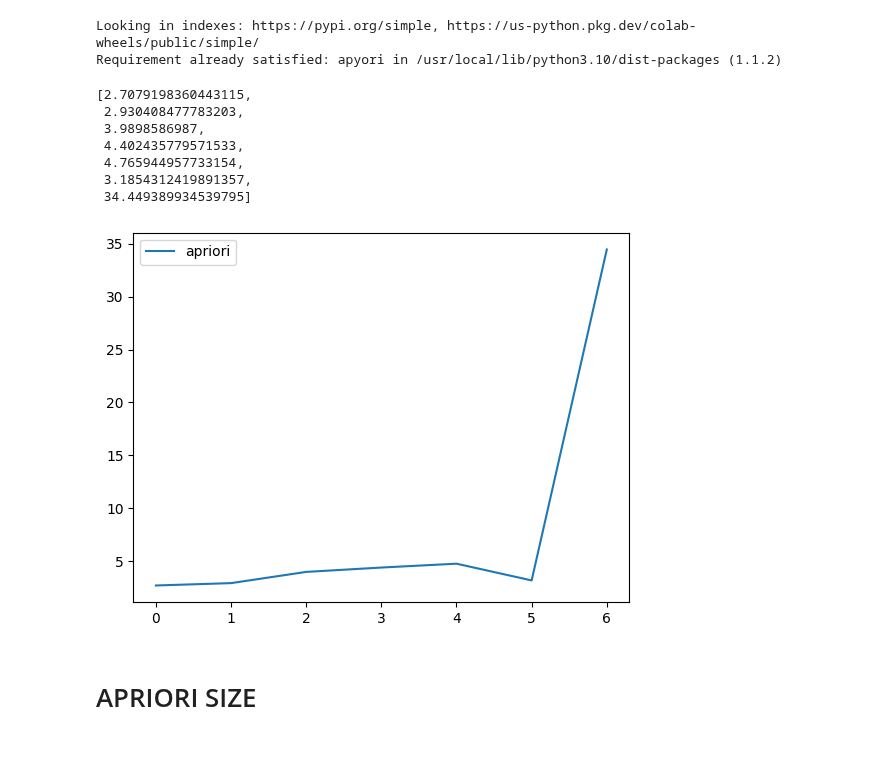
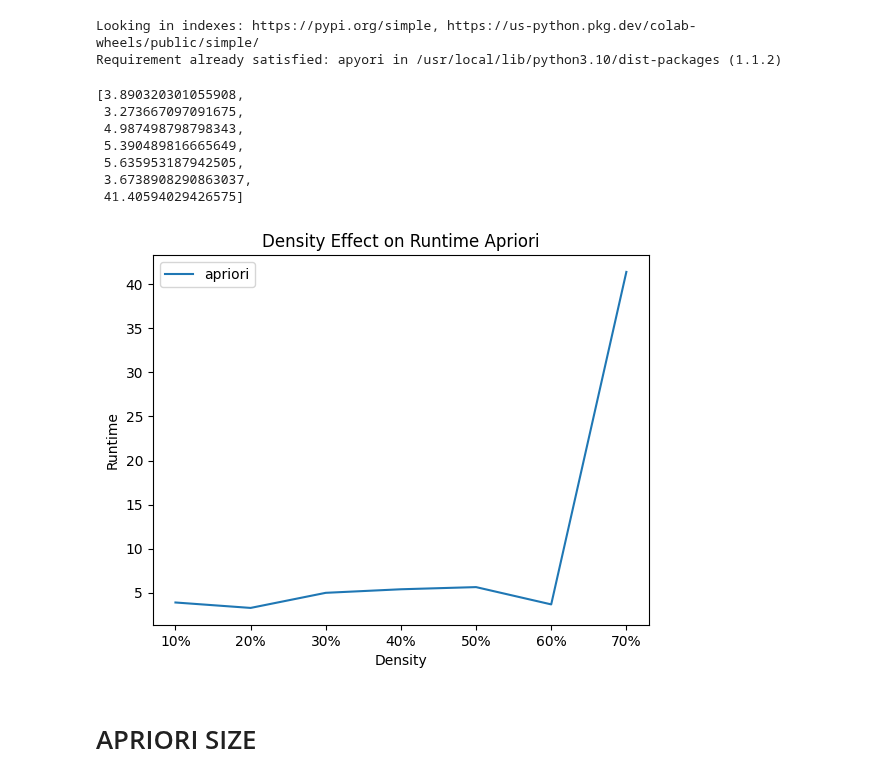
Before and after one commit to NicoloAvesani/Finding-Frequent-Itemsets-, a Jupyter notebook: MINING_PROJECT_APRIORI_ECLAT_FPGROWTH.ipynb, the cells around one changed output. Saved outputs shown, nothing was run; the diff lists cells and outputs as text; code cells hidden in the pictures; blank space fills up the shorter version.

Commit message:
final review of plots

```diff
--- a/MINING_PROJECT_APRIORI_ECLAT_FPGROWTH.ipynb
+++ b/MINING_PROJECT_APRIORI_ECLAT_FPGROWTH.ipynb
@@ -87,4 +87,4 @@ for i in range(1,9,1):
 import pandas as pd
 import numpy as np
 
-dataset = pd.read_csv('0.5_tsz10_tct100.0K.txt')
+dataset = pd.read_csv('0.5_tsz20_tct100.0k.txt')
@@ -111,0 +143,3 @@ for i in range(len(dataset_array)):
+# %%
+for i in range(21):
+  print('lenght new_array',i,'=',len(new_array[i]))
@@ -229,22 +281,27 @@ for i in range(len(density_dataset)):
 # %%
 runtime_apriori_density
 # %% [output]
-[2.7079198360443115,
- 2.930408477783203,
- 3.9898586987,
- 4.402435779571533,
- 4.765944957733154,
- 3.1854312419891357,
- 34.449389934539795]
+[3.890320301055908,
+ 3.273667097091675,
+ 4.987498798798343,
+ 5.390489816665649,
+ 5.635953187942505,
+ 3.6738908290863037,
+ 41.40594029426575]
 # %%
 import matplotlib.pyplot as plt
 # %%
 #plt apriori density
+plt.title('Density Effect on Runtime Apriori')
 plt.plot(runtime_apriori_density, label='apriori')
+plt.xlabel('Density')
+plt.ylabel('Runtime')
+density = ['10%','20%','30%','40%','50%','60%','70%']
+plt.xticks(range(len(density)), density)
 plt.legend()
 plt.show()
 # %% [output]
-[figure, old version]
+[figure, new version]
 # %% [markdown]
 # APRIORI SIZE
 # %%
```
Also changed, not shown: parts of 19 cells of this notebook.
